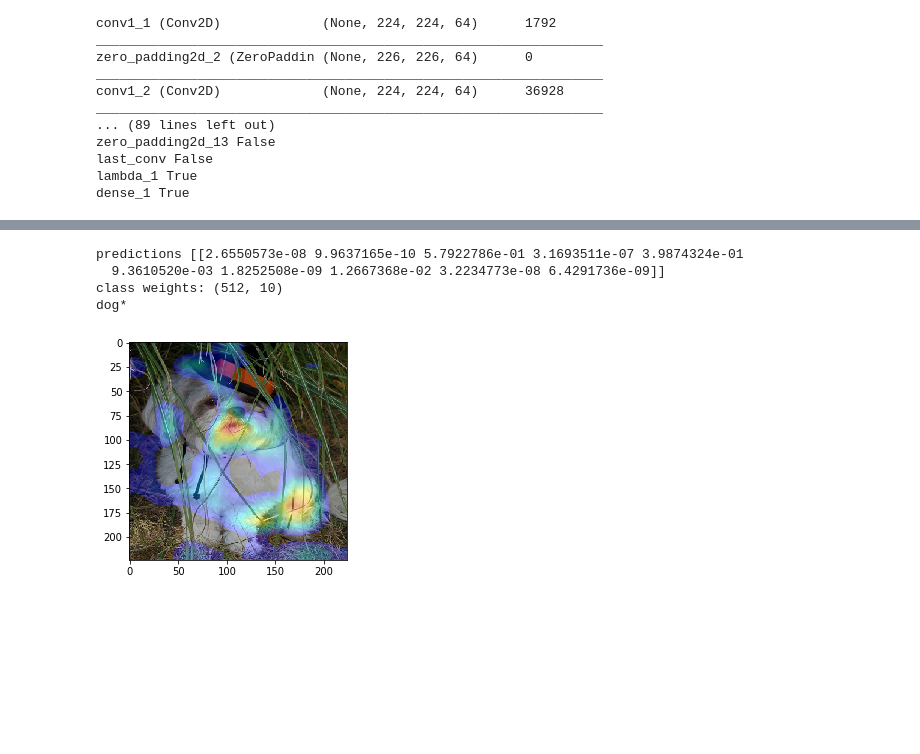
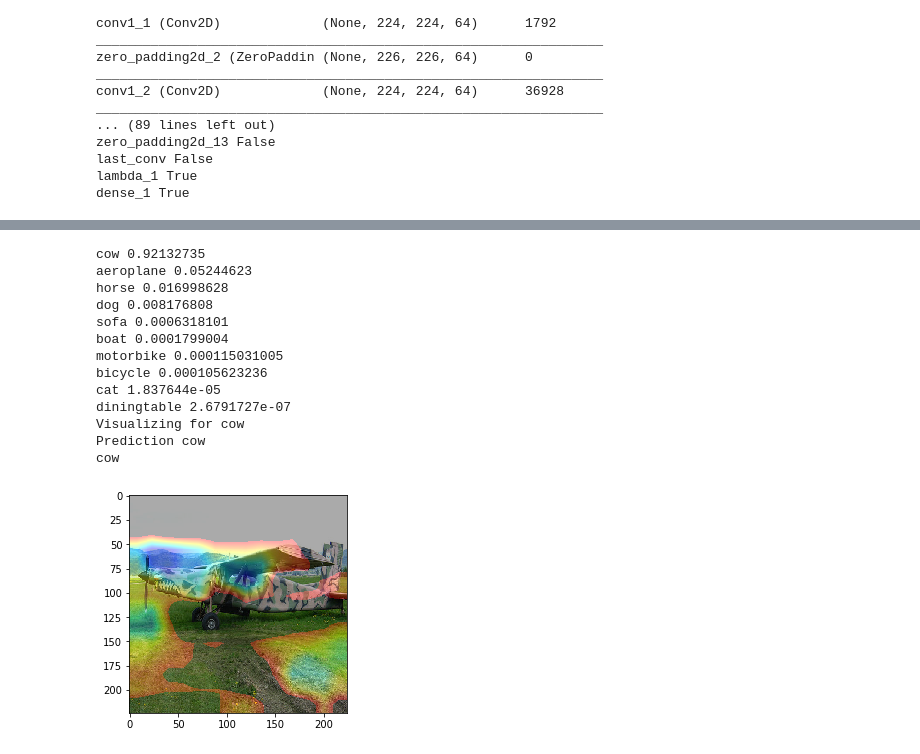
Before and after one commit to m3h0w/visual-attention-cnn-and-eye-tracking, a Jupyter notebook: cam/Global Pooling CNN Vis.ipynb, the cells around one changed output, grey strips where cells are left out. Saved outputs shown, nothing was run; the diff lists cells and outputs as text; code cells hidden in the pictures; blank space fills up the shorter version.

```diff
--- a/cam/Global Pooling CNN Vis.ipynb
+++ b/cam/Global Pooling CNN Vis.ipynb
@@ -214,5 +246,4 @@ Epoch 15/200
 KeyboardInterrupt:
 # %%
-X_test, y_test, class_map, names = poet_file_manager.load_poet(img_size, test_ids)
 inv_class_map = inv_map = {v: k for k, v in class_map.items()}
-model_path = './weights/vggweights.11-0.80.hdf5'
+model_path = './weights/vggweights.09-0.67.hdf5'
@@ -232,0 +250,3 @@ Loaded POET dataset.
+# %%
+model = load_model(model_path)
+y_pred = model.predict(X_test)
@@ -233,4 +263,8 @@ Loaded POET dataset.
+# %%
+mistakes_mask = np.argmax(y_test, 1) != np.argmax(y_pred, 1)
+mistakes_names = names[mistakes_mask]
 # %%
 name = 'dog_2010_005149.jpg'
+name = mistakes_names[0]
 # %%
 def get_class(images, cat_labels, class_name):
@@ -241,13 +275,22 @@ def get_image(images, file_names, image_name):
     index = list(file_names).index(image_name)
     return images[index]
 # %%
-visualize_class_activation_map(model_path=model_path,
+heatmap, org_img = visualize_class_activation_map(model_path=model_path,
                                    original_img=get_image(X_test, names, name),
-                                   output_path='poet0.jpg', inv_class_map=inv_class_map, thresh=0.1)
+                                   output_path='poet0.jpg', class_map=class_map, cam_thresh=0.1)
 # %% [output]
-predictions [[2.6550573e-08 9.9637165e-10 5.7922786e-01 3.1693511e-07 3.9874324e-01
-  9.3610520e-03 1.8252508e-09 1.2667368e-02 3.2234773e-08 6.4291736e-09]]
-class weights: (512, 10)
-dog*
+cow 0.92132735
+aeroplane 0.05244623
+horse 0.016998628
+dog 0.008176808
+sofa 0.0006318101
+boat 0.0001799004
+motorbike 0.000115031005
+bicycle 0.000105623236
+cat 1.837644e-05
+diningtable 2.6791727e-07
+Visualizing for cow
+Prediction cow
+cow
-[figure, old version]
+[figure, new version]
 # %%
```
Also changed, not shown: parts of 13 cells of this notebook, 7 other files.
